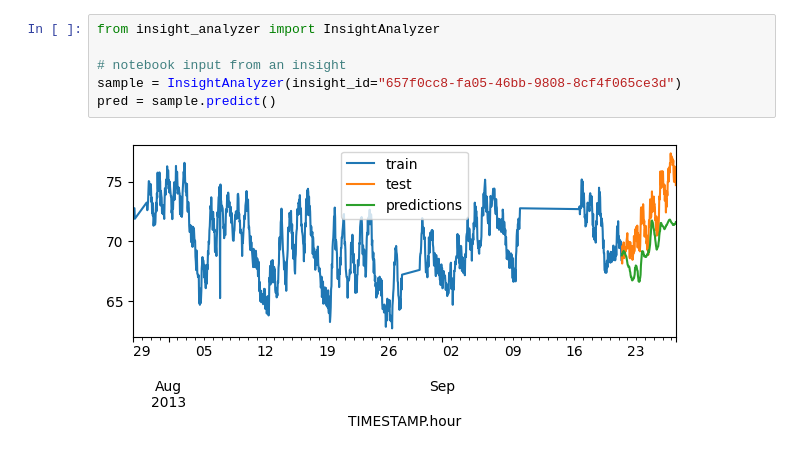
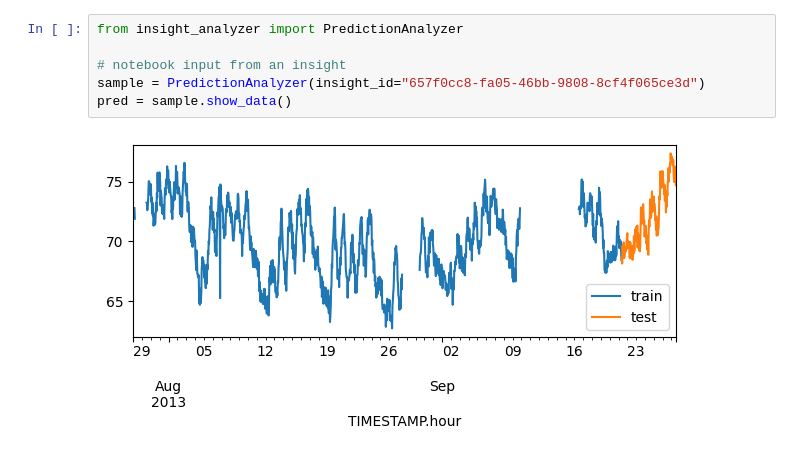
Before and after one commit to xMort/gdc-jupyter, a Jupyter notebook: templates/forecast.ipynb, the cells around one changed output. Saved outputs shown, nothing was run; the diff lists cells and outputs as text.

```diff
--- a/templates/forecast.ipynb
+++ b/templates/forecast.ipynb
@@ -1,8 +1,8 @@
 # %%
-from insight_analyzer import InsightAnalyzer
+from insight_analyzer import PredictionAnalyzer
 
 # notebook input from an insight
-sample = InsightAnalyzer(insight_id="657f0cc8-fa05-46bb-9808-8cf4f065ce3d")
-pred = sample.predict()
+sample = PredictionAnalyzer(insight_id="657f0cc8-fa05-46bb-9808-8cf4f065ce3d")
+pred = sample.show_data()
 # %% [output]
-[figure, old version]
+[figure, new version]
```
Also changed, not shown: parts of 3 cells of this notebook, 4 other files.
